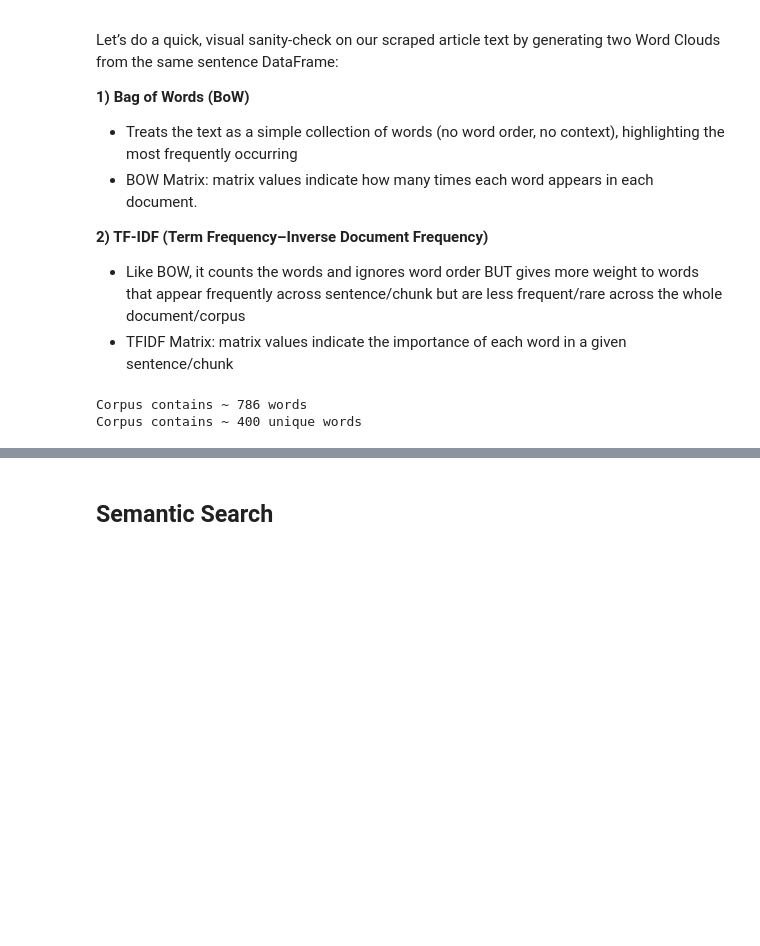
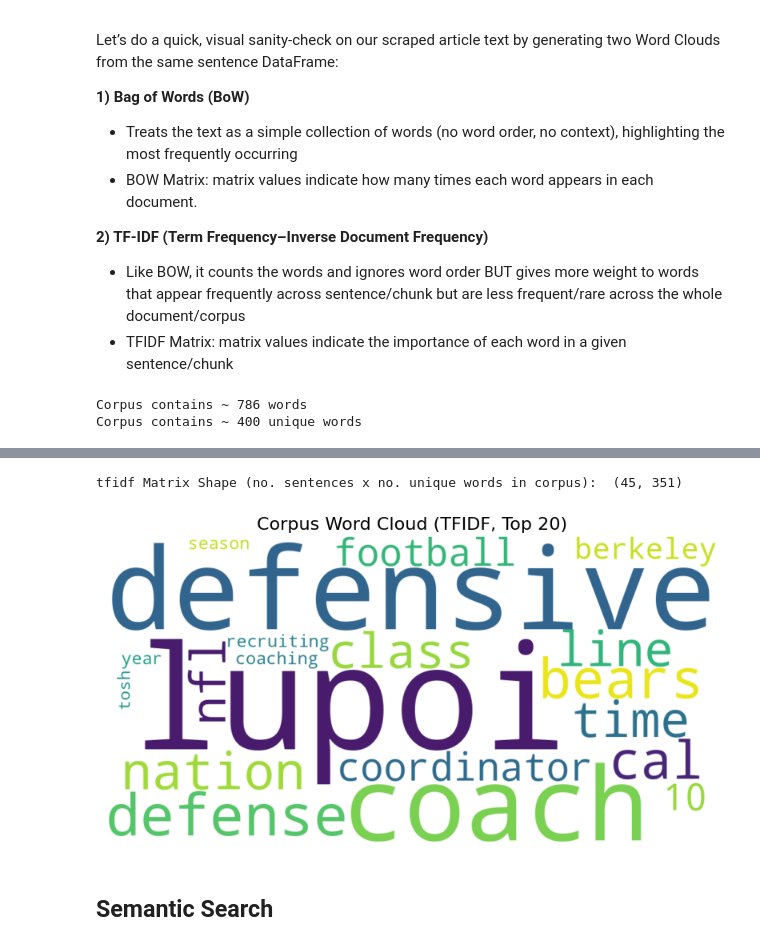
Before and after one commit to toby-gardner-ai/uc-berkeley-aiml-course, a Jupyter notebook: notebooks/mod18_NLP_in_GenAI.ipynb, the cells around one changed output, grey strips where cells are left out. Drawn from its saved outputs; the diff is of its cells as text; code cells hidden in the pictures; blank space fills up the shorter version.

```diff
--- a/notebooks/mod18_NLP_in_GenAI.ipynb
+++ b/notebooks/mod18_NLP_in_GenAI.ipynb
@@ -249,5 +252,8 @@ def word_cloud(df, method = "bow", content_col = "sentence", max_words: int = 20
 # %%
-#word_cloud(df, method="tfidf")
+word_cloud(df, method="tfidf")
+# %% [output]
+tfidf Matrix Shape (no. sentences x no. unique words in corpus):  (45, 351)
+[figure, added]
 # %% [markdown]
 ## Semantic Search
 # %%
```
Also changed, not shown: parts of 3 cells of this notebook.
